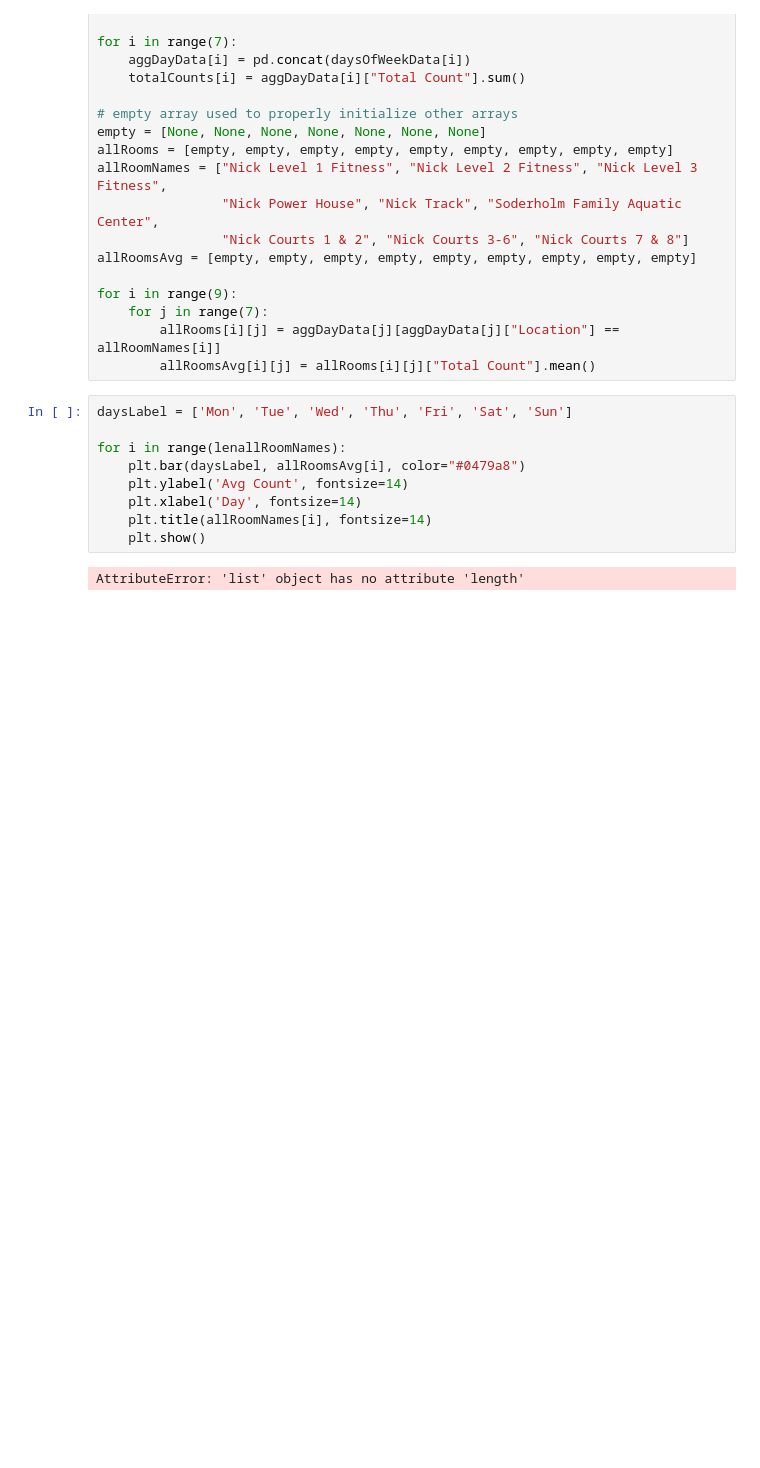
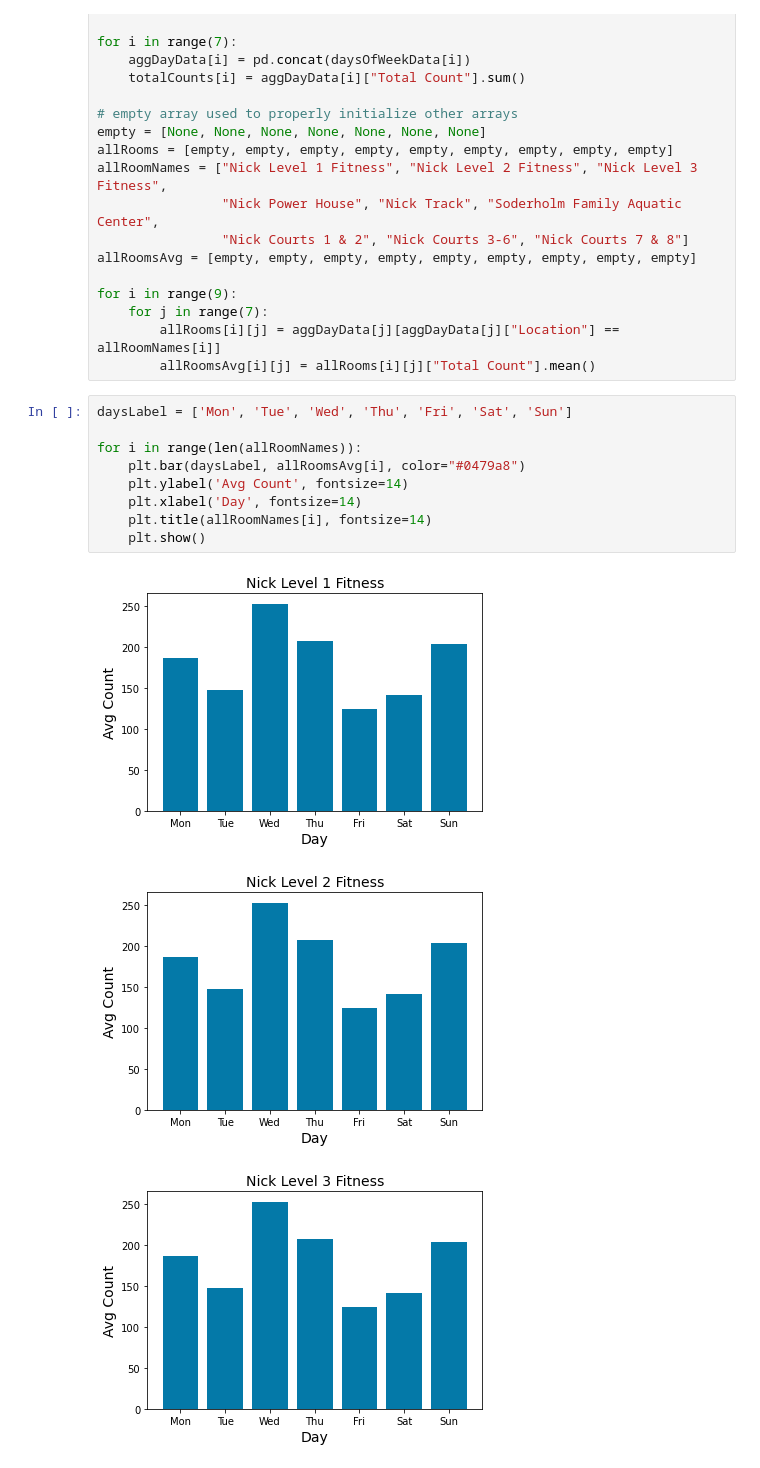
Before and after one commit to suyashtewari/Nick-Project, a Jupyter notebook: Nick Project.ipynb, the cells around one changed output. Saved outputs shown, nothing was run; the diff lists cells and outputs as text; blank space fills up the shorter version.

```diff
--- a/Nick Project.ipynb
+++ b/Nick Project.ipynb
@@ -62,11 +65,13 @@ for i in range(9):
 # %%
 daysLabel = ['Mon', 'Tue', 'Wed', 'Thu', 'Fri', 'Sat', 'Sun']
 
-for i in range(lenallRoomNames):
+for i in range(len(allRoomNames)):
     plt.bar(daysLabel, allRoomsAvg[i], color="#0479a8")
     plt.ylabel('Avg Count', fontsize=14)
     plt.xlabel('Day', fontsize=14)
     plt.title(allRoomNames[i], fontsize=14)
     plt.show()
 # %% [output]
-AttributeError: 'list' object has no attribute 'length'
+[figure, added]
+[figure, added]
+[figure, added]
```
Also changed, not shown: parts of 2 cells of this notebook.
